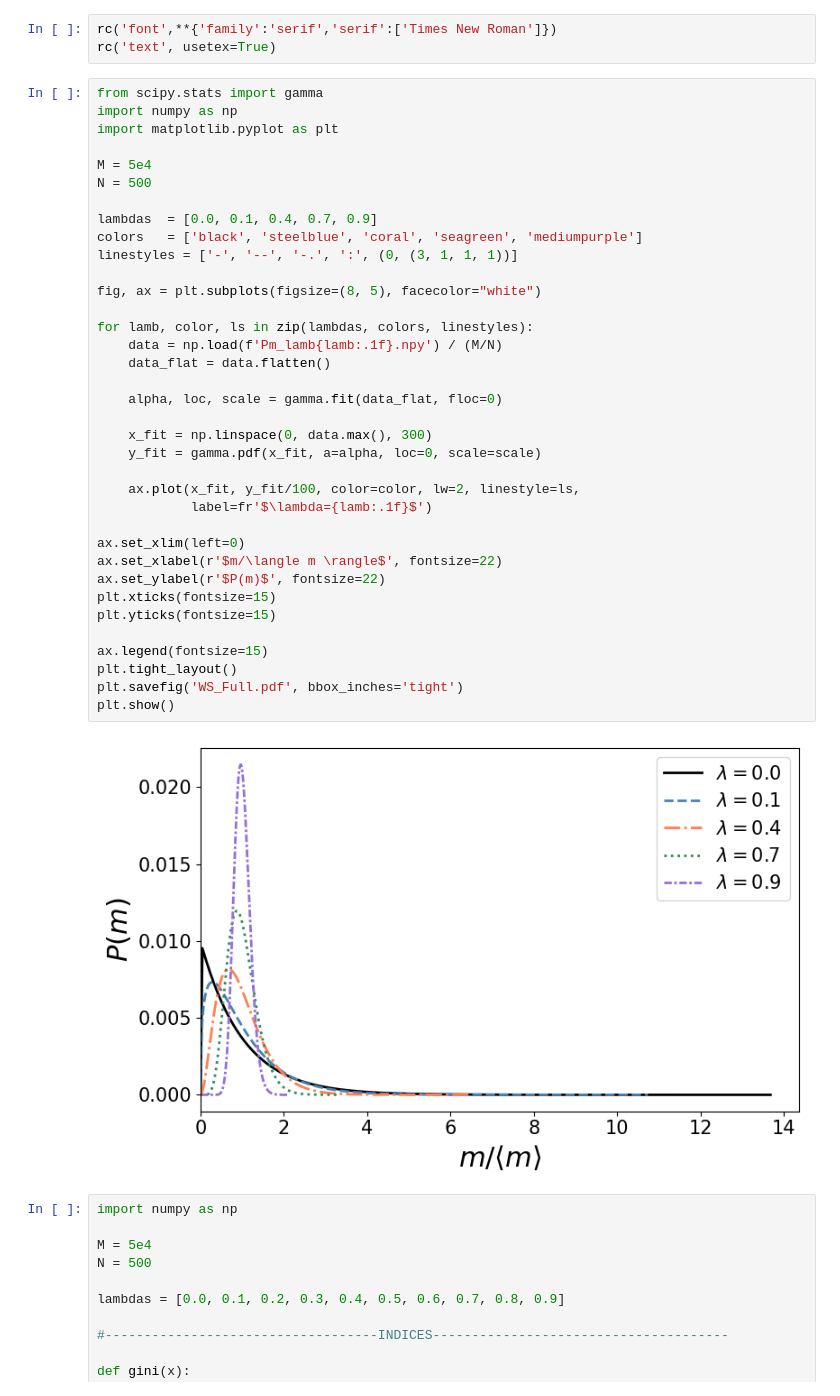
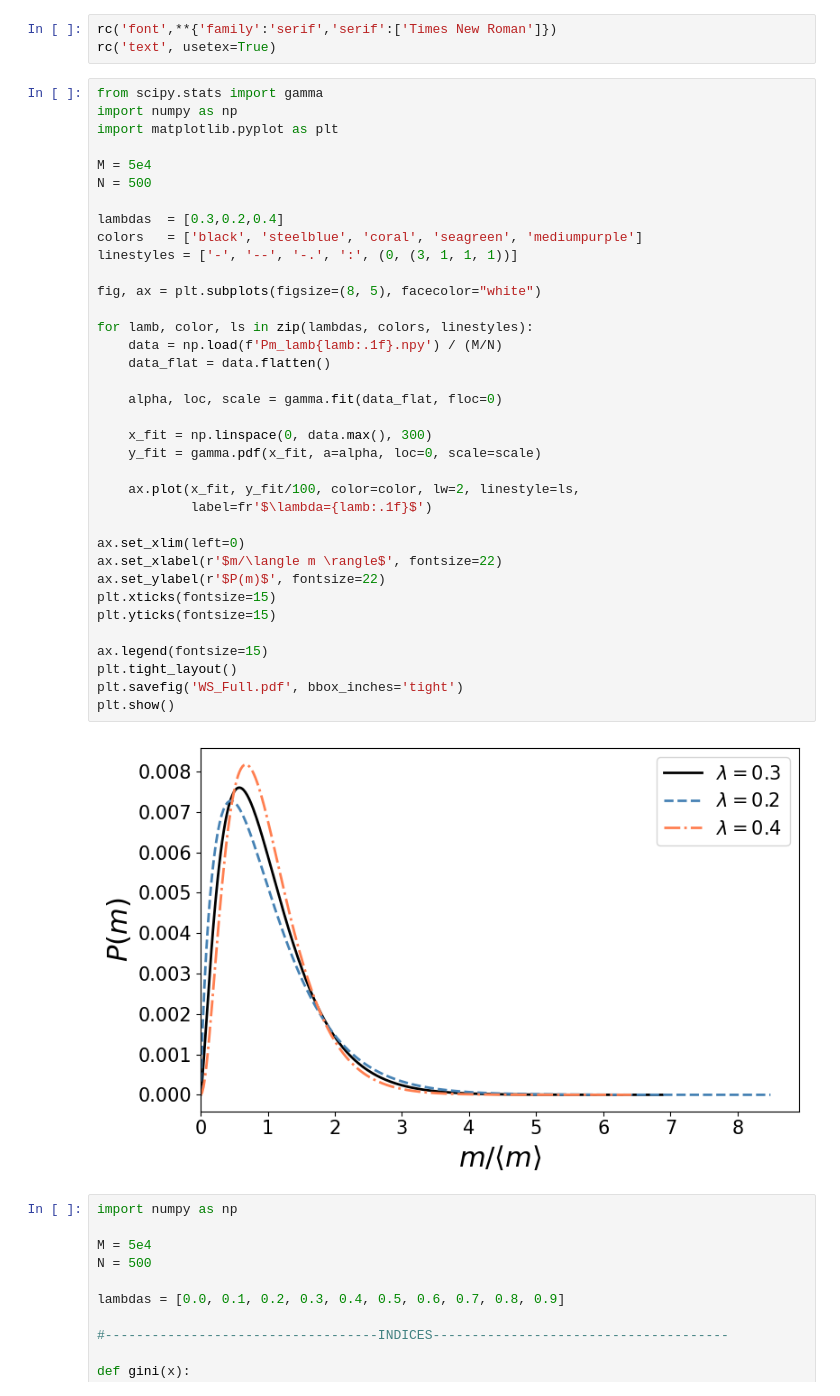
Before and after one commit to khernandezl048/Chakrabarti-Chakorbarti, a Jupyter notebook: Normal/Comunities/Graficas.ipynb, the cells around one changed output. Saved outputs shown, nothing was run; the diff lists cells and outputs as text.

```diff
--- a/Normal/Comunities/Graficas.ipynb
+++ b/Normal/Comunities/Graficas.ipynb
@@ -20,36 +20,36 @@ import matplotlib.pyplot as plt
 M = 5e4
 N = 500
 
-lambdas  = [0.0, 0.1, 0.4, 0.7, 0.9]
+lambdas  = [0.3,0.2,0.4]
 colors   = ['black', 'steelblue', 'coral', 'seagreen', 'mediumpurple']
 linestyles = ['-', '--', '-.', ':', (0, (3, 1, 1, 1))]
 
 fig, ax = plt.subplots(figsize=(8, 5), facecolor="white")
 
 for lamb, color, ls in zip(lambdas, colors, linestyles):
     data = np.load(f'Pm_lamb{lamb:.1f}.npy') / (M/N)
     data_flat = data.flatten()
 
     alpha, loc, scale = gamma.fit(data_flat, floc=0)
 
     x_fit = np.linspace(0, data.max(), 300)
     y_fit = gamma.pdf(x_fit, a=alpha, loc=0, scale=scale)
 
     ax.plot(x_fit, y_fit/100, color=color, lw=2, linestyle=ls,
             label=fr'$\lambda={lamb:.1f}$')
 
 ax.set_xlim(left=0)
 ax.set_xlabel(r'$m/\langle m \rangle$', fontsize=22)
 ax.set_ylabel(r'$P(m)$', fontsize=22)
 plt.xticks(fontsize=15)
 plt.yticks(fontsize=15)
 
 ax.legend(fontsize=15)
 plt.tight_layout()
 plt.savefig('WS_Full.pdf', bbox_inches='tight')
 plt.show()
 # %% [output]
-[figure, old version]
+[figure, new version]
 # %%
 import numpy as np
 
```
Also changed, not shown: 19 other files.
